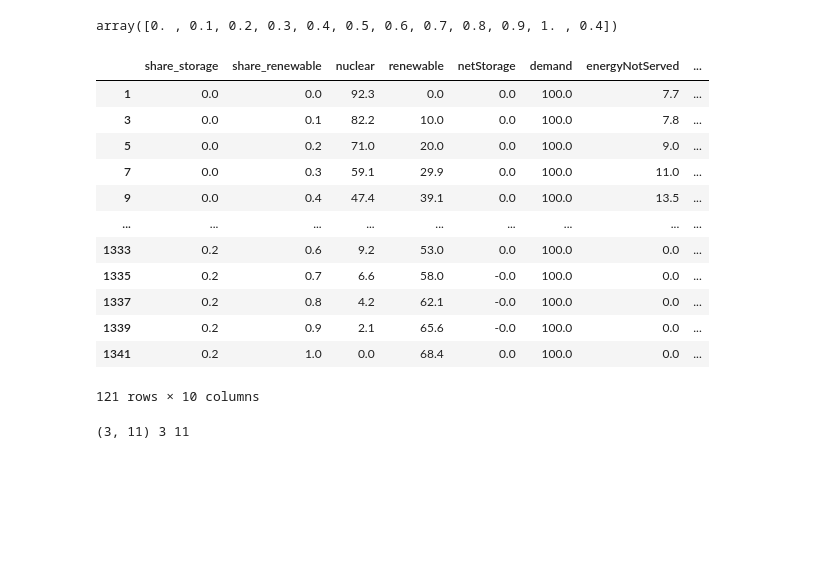
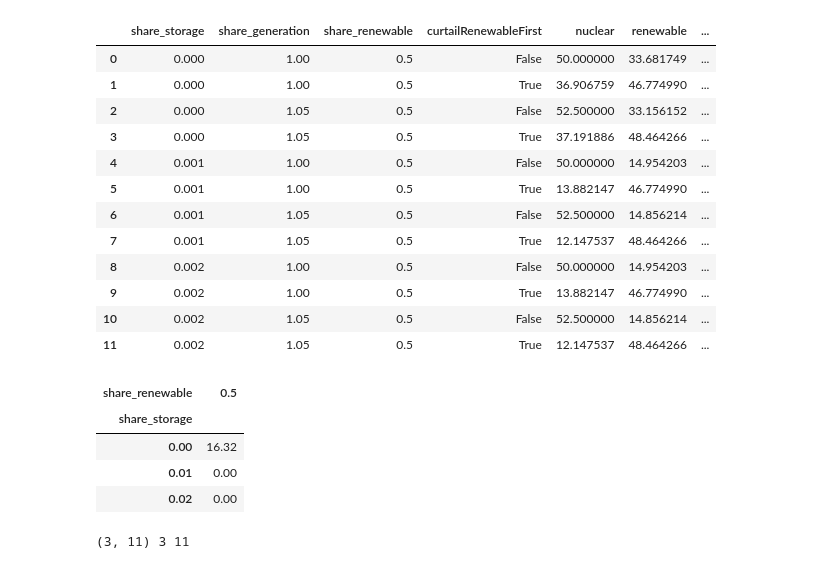
Before and after one commit to jabrell/baseload, a Jupyter notebook: dev.ipynb, the cells around one changed output. Drawn from its saved outputs; the diff is of its cells as text; code cells hidden in the pictures; blank space fills up the shorter version.

```diff
--- a/dev.ipynb
+++ b/dev.ipynb
@@ -39,6 +46,3 @@ def get_total_results(fn_results: str) -> pd.DataFrame:
     )
     return df_annual
 df_annual = get_total_results(fn_results)
-# %%
-df = pd.read_parquet(fn_results)
-df
@@ -59,58 +49,68 @@ df
 # %%
-df_annual.share_renewable.unique()
+df_annual
 # %% [output]
-array([0. , 0.1, 0.2, 0.3, 0.4, 0.5, 0.6, 0.7, 0.8, 0.9, 1. , 0.4])
+|  | share_storage | share_generation | share_renewable | curtailRenewableFirst | nuclear | renewable | ... |
+| 0 | 0.000 | 1.00 | 0.5 | False | 50.000000 | 33.681749 | ... |
+| 1 | 0.000 | 1.00 | 0.5 | True | 36.906759 | 46.774990 | ... |
+| 2 | 0.000 | 1.05 | 0.5 | False | 52.500000 | 33.156152 | ... |
+| 3 | 0.000 | 1.05 | 0.5 | True | 37.191886 | 48.464266 | ... |
+| 4 | 0.001 | 1.00 | 0.5 | False | 50.000000 | 14.954203 | ... |
+| 5 | 0.001 | 1.00 | 0.5 | True | 13.882147 | 46.774990 | ... |
+| 6 | 0.001 | 1.05 | 0.5 | False | 52.500000 | 14.856214 | ... |
+| 7 | 0.001 | 1.05 | 0.5 | True | 12.147537 | 48.464266 | ... |
+| 8 | 0.002 | 1.00 | 0.5 | False | 50.000000 | 14.954203 | ... |
+| 9 | 0.002 | 1.00 | 0.5 | True | 13.882147 | 46.774990 | ... |
+| 10 | 0.002 | 1.05 | 0.5 | False | 52.500000 | 14.856214 | ... |
+| 11 | 0.002 | 1.05 | 0.5 | True | 12.147537 | 48.464266 | ... |
 # %%
 # inputs
 curtail_res_first = True
 cost_res = 2
 cost_nuc = 1
 cost_sto = 10
 cost_ens = 100
 share_generation = 1
 variable = "cost"
 
 
 def get_plot_variable(
+    df_annual,
     cost_res: float,
     cost_nuc: float,
     cost_sto: float,
     cost_ens: float,
     share_generation: float,
     curtail_res_first=True,
 ):
     return (
-        df_annual.query(f"share_generation == {share_generation}")
+        df_annual
+        .query(f"share_generation == {share_generation}")
         .query(f"curtailRenewableFirst == {curtail_res_first}")
         .assign(
             cost=lambda df: (
                 (df["nuclear"] + df["curtailNuclear"]) * cost_nuc
                 + (df["renewable"] + df["curtailRenewable"]) * cost_res
                 + df["energyNotServed"] * cost_ens
                 + df["demand"] * df["share_storage"] * cost_sto
             )
         )
         .drop(["curtailRenewableFirst", "share_generation"], axis=1)
-    ).round(1)
+        .set_index(["share_storage", "share_renewable"])
+        .round(2)
+        .reset_index()
+    )
 
 
-df_cost = get_plot_variable(cost_res=cost_res, cost_nuc=cost_nuc, cost_sto=cost_sto,
-                            cost_ens=cost_ens, share_generation=share_generation)
-df_cost
+df_cost = get_plot_variable(df_annual,cost_res=cost_res, cost_nuc=cost_nuc, cost_sto=cost_sto,
+                            cost_ens=cost_ens, share_generation=1,
+                            curtail_res_first=False)
+df_cost.pivot_table("energyNotServed", "share_storage", "share_renewable")
 # %% [output]
-|  | share_storage | share_renewable | nuclear | renewable | netStorage | demand | energyNotServed | ... |
-| 1 | 0.0 | 0.0 | 92.3 | 0.0 | 0.0 | 100.0 | 7.7 | ... |
-| 3 | 0.0 | 0.1 | 82.2 | 10.0 | 0.0 | 100.0 | 7.8 | ... |
-| 5 | 0.0 | 0.2 | 71.0 | 20.0 | 0.0 | 100.0 | 9.0 | ... |
-| 7 | 0.0 | 0.3 | 59.1 | 29.9 | 0.0 | 100.0 | 11.0 | ... |
-| 9 | 0.0 | 0.4 | 47.4 | 39.1 | 0.0 | 100.0 | 13.5 | ... |
-| ... | ... | ... | ... | ... | ... | ... | ... | ... |
-| 1333 | 0.2 | 0.6 | 9.2 | 53.0 | 0.0 | 100.0 | 0.0 | ... |
-| 1335 | 0.2 | 0.7 | 6.6 | 58.0 | -0.0 | 100.0 | 0.0 | ... |
-| 1337 | 0.2 | 0.8 | 4.2 | 62.1 | -0.0 | 100.0 | 0.0 | ... |
-| 1339 | 0.2 | 0.9 | 2.1 | 65.6 | -0.0 | 100.0 | 0.0 | ... |
-| 1341 | 0.2 | 1.0 | 0.0 | 68.4 | 0.0 | 100.0 | 0.0 | ... |
+| share_renewable | 0.5 |
+| share_storage |  |
+| 0.00 | 16.32 |
+| 0.01 | 0.00 |
+| 0.02 | 0.00 |
-121 rows × 10 columns
 # %%
 df_plot = df_cost.copy()
 df = df_plot.pivot_table(
```
Also changed, not shown: parts of 3 cells of this notebook, 8 other files.
